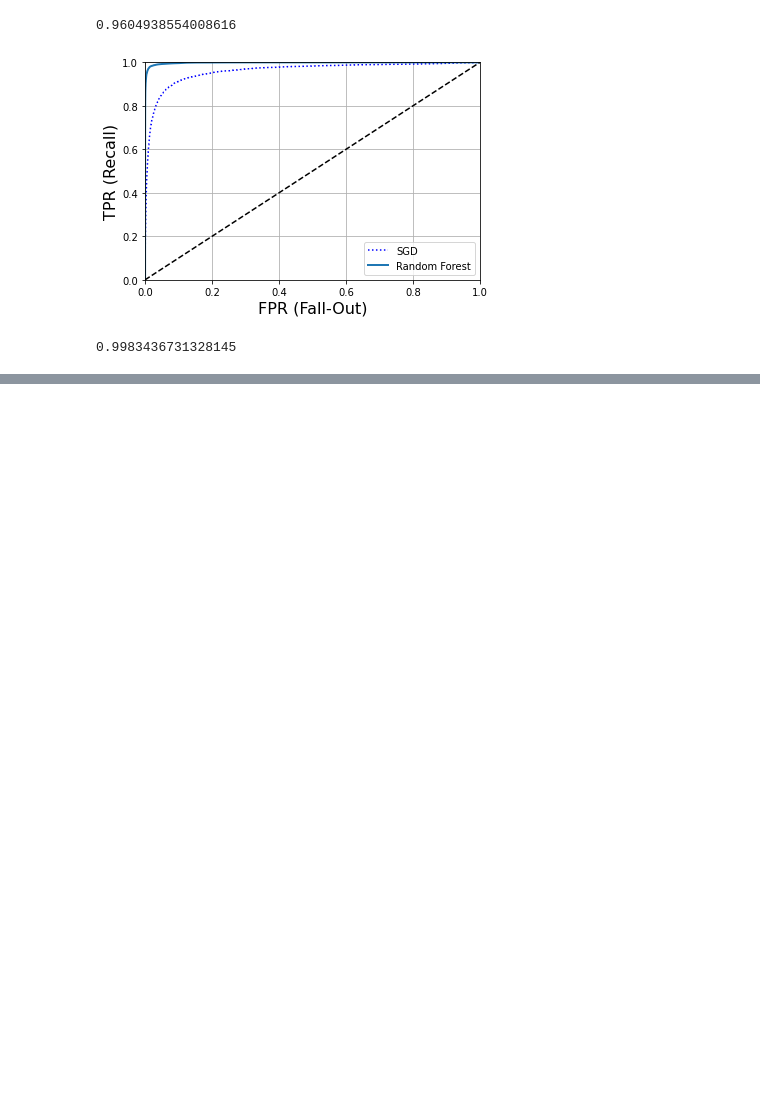
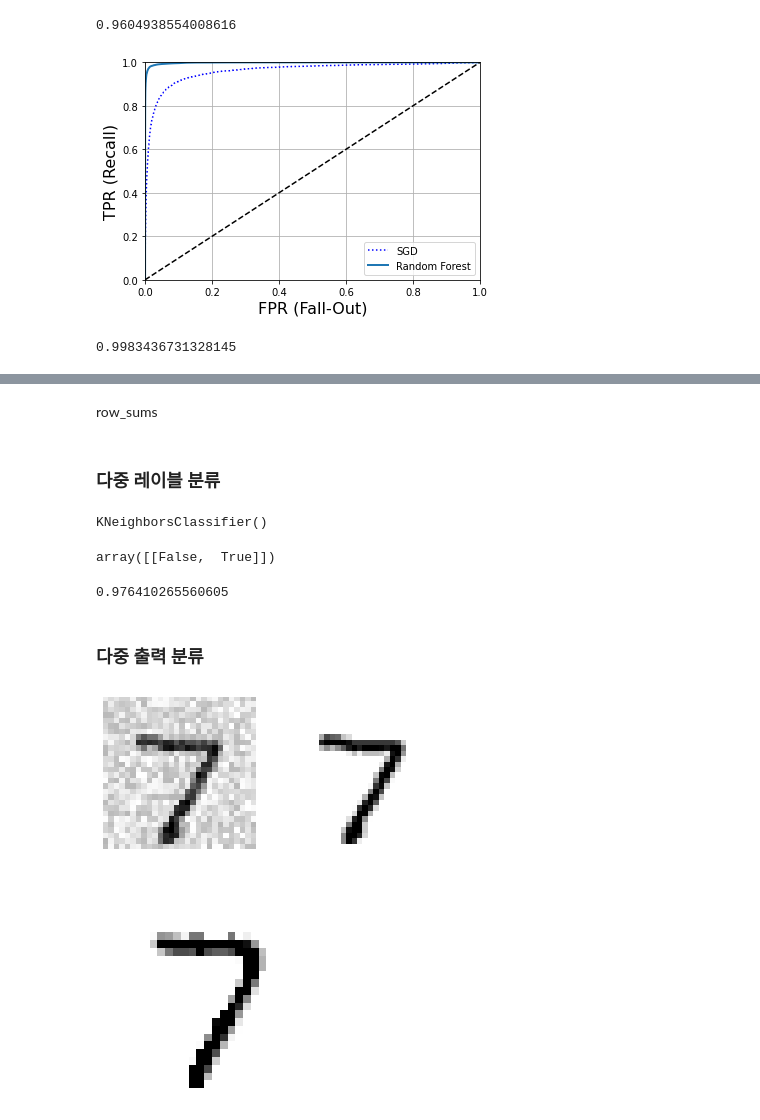
Before and after one commit to lijm1358/ml_practice, a Jupyter notebook: ch03.ipynb, the cells around one changed output, grey strips where cells are left out. Saved outputs shown, nothing was run; the diff lists cells and outputs as text; code cells hidden in the pictures; blank space fills up the shorter version.

```diff
--- a/ch03.ipynb
+++ b/ch03.ipynb
@@ -261,0 +423,66 @@ roc_auc_score(y_train_5, y_scores_forest)
+# %% [markdown]
+row_sums
+# %% [markdown]
+### 다중 레이블 분류
+# %%
+# 각 샘플 별로 여러개의 클래스를 출력(ex. 한 사진에 여러 사람이 있을 때, 인식된 사람마다 tag를 붙이는 경우)
+
+# 각 숫자가 큰지(>=7), 홀수인지를 판별. 다중 타겟 배열 y_multilabel은 [bool, bool] 형식으로 순서대로 참의 여부를 저장함.
+
+from sklearn.neighbors import KNeighborsClassifier
+
+y_train_large = (y_train >= 7)
+y_train_odd = (y_train%2 == 1)
+y_multilabel = np.c_[y_train_large, y_train_odd]
+
+knn_clf = KNeighborsClassifier()
+knn_clf.fit(X_train, y_multilabel)
+# %% [output]
+KNeighborsClassifier()
+# %%
+# 5는 7보다 크거나 같지 않고, 홀수이다.
+knn_clf.predict([some_digit])
+# %% [output]
+array([[False,  True]])
+# %%
+# 다중 레이블 분류의 평가
+# F1 score 사용. 모든 레이블의 가중치가 같다고 가정(만약, 특정 레이블의 수가 높다면 해당 레이블에 대한 가중치를 두어야 하므로 클래스의 지지도(타겟 레이블에 속한 샘플 수)를 가중치로 줌. (average="weighted"))
+
+y_train_knn_pred = cross_val_predict(knn_clf, X_train, y_multilabel, cv=3, n_jobs=-1)
+f1_score(y_multilabel, y_train_knn_pred, average="macro")
+# %% [output]
+0.976410265560605
+# %% [markdown]
+### 다중 출력 분류
+# %%
+# 다중 레이블 분류에서 한 레이블이 다중 클래스(여러개의 값)가 될 수 있도록 일반화한 것.
+
+# 이미지 노이즈 제거 시스템
+# 입력을 잡음이 있는 MNIST 이미지를 받고, 출력은 잡음이 제거된 MNIST 이미지(각 픽셀이 레이블이 되고, 각 레이블당 값을 여러개(픽셀의 강도, 0~255) 가짐.)
+
+def plot_digit(data):
+    image = data.reshape(28, 28)
+    plt.imshow(image, cmap = mpl.cm.binary,
+               interpolation="nearest")
+    plt.axis("off")
+
+noise = np.random.randint(0, 100, (len(X_train), 784))
+X_train_mod = X_train + noise
+noise = np.random.randint(0, 100, (len(X_test), 784))
+X_test_mod = X_test + noise
+y_train_mod = X_train
+y_test_mod = X_test
+
+# 잡음이 낀 7과 잡음 없는 7 이미지 출력
+some_index = 0
+plt.subplot(121); plot_digit(X_test_mod[some_index])
+plt.subplot(122); plot_digit(y_test_mod[some_index])
+plt.show()
+
+# 잡음이 낀 7의 잡음을 제거한 이미지 출력
+knn_clf.fit(X_train_mod, y_train_mod)
+clean_digit = knn_clf.predict([X_test_mod[some_index]])
+plot_digit(clean_digit)
+# %% [output]
+[figure, added]
+[figure, added]
```
Also changed, not shown: parts of 19 cells of this notebook.
